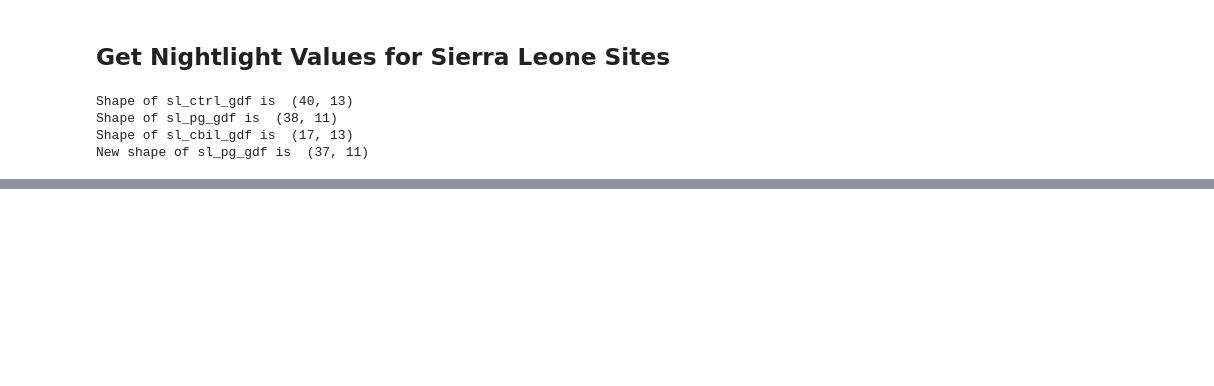
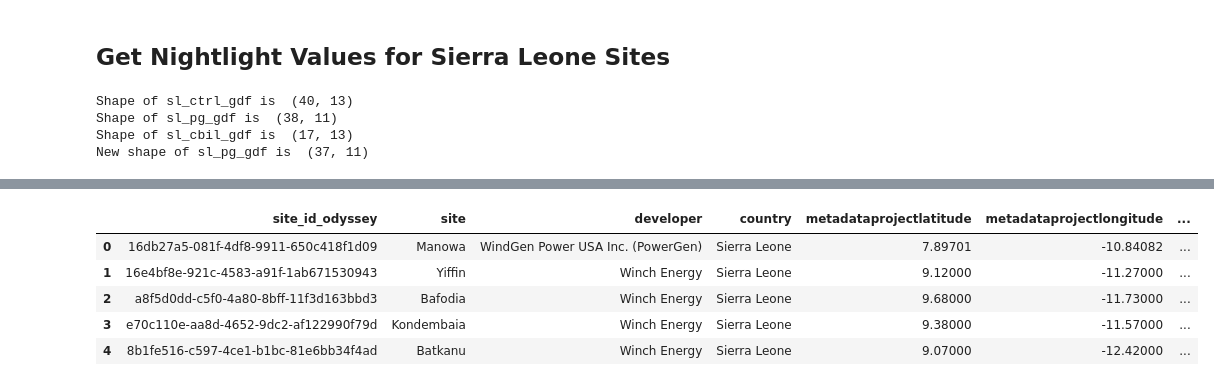
Before and after one commit to geohai/mini-grid-nightlights, a Jupyter notebook: 2_GetNightlightValues.ipynb, the cells around one changed output, grey strips where cells are left out. Saved outputs shown, nothing was run; the diff lists cells and outputs as text; code cells hidden in the pictures; blank space fills up the shorter version.

```diff
--- a/2_GetNightlightValues.ipynb
+++ b/2_GetNightlightValues.ipynb
@@ -363,0 +418,15 @@ NameError: name 'm' is not defined
+# %%
+# fix the date commmissioned values
+
+# read in sl_cbi_gdf
+sl_cbil_gdf = pd.read_csv('data/sl_cbil_gdf.csv')
+
+# print the first few lines
+sl_cbil_gdf.head()
+# %% [output]
+|  | site_id_odyssey | site | developer | country | metadataprojectlatitude | metadataprojectlongitude | ... |
+| 0 | 16db27a5-081f-4df8-9911-650c418f1d09 | Manowa | WindGen Power USA Inc. (PowerGen) | Sierra Leone | 7.89701 | -10.84082 | ... |
+| 1 | 16e4bf8e-921c-4583-a91f-1ab671530943 | Yiffin | Winch Energy | Sierra Leone | 9.12000 | -11.27000 | ... |
+| 2 | a8f5d0dd-c5f0-4a80-8bff-11f3d163bbd3 | Bafodia | Winch Energy | Sierra Leone | 9.68000 | -11.73000 | ... |
+| 3 | e70c110e-aa8d-4652-9dc2-af122990f79d | Kondembaia | Winch Energy | Sierra Leone | 9.38000 | -11.57000 | ... |
+| 4 | 8b1fe516-c597-4ce1-b1bc-81e6bb34f4ad | Batkanu | Winch Energy | Sierra Leone | 9.07000 | -12.42000 | ... |
```
Also changed, not shown: parts of 12 cells of this notebook, 1 other file.
